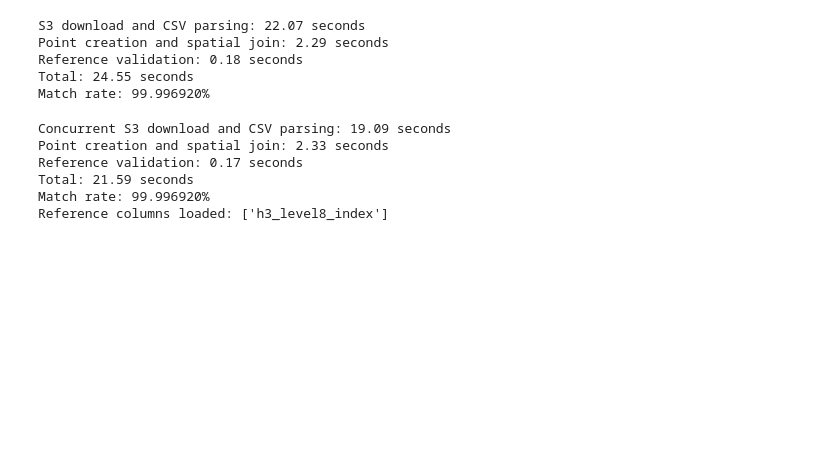
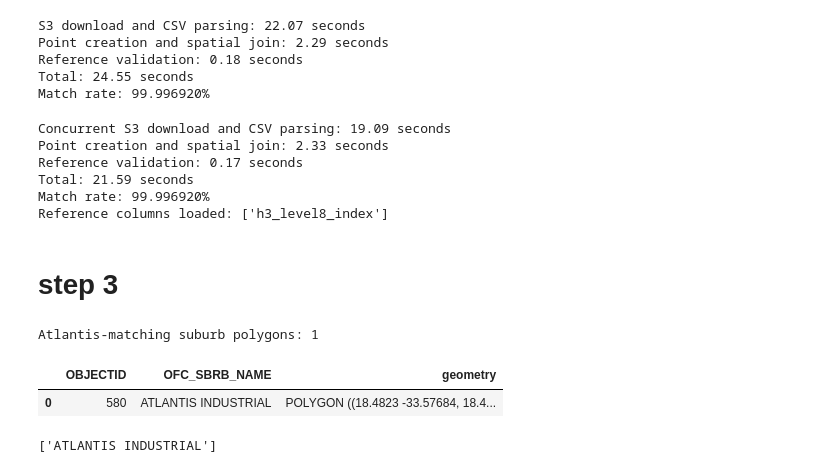
Before and after one commit to cpjeffery-cell/ds_code_challenge, a Jupyter notebook: scripts/working_notebook.ipynb, the cells around one changed output. Saved outputs shown, nothing was run; the diff lists cells and outputs as text; code cells hidden in the pictures; blank space fills up the shorter version.

```diff
--- a/scripts/working_notebook.ipynb
+++ b/scripts/working_notebook.ipynb
@@ -974,3 +983,48 @@ Reference validation: 0.17 seconds
 Total: 21.59 seconds
 Match rate: 99.996920%
 Reference columns loaded: ['h3_level8_index']
+# %% [markdown]
+# step 3
+# %%
+from urllib.parse import urlencode
+
+import geopandas as gpd
+
+
+OFFICIAL_SUBURBS_LAYER_URL = (
+    "https://citymaps.capetown.gov.za/agsext/rest/services/"
+    "Theme_Based/ODP_SPLIT_5/FeatureServer/3"
+)
+
+query_parameters = urlencode(
+    {
+        "where": "OFC_SBRB_NAME LIKE '%ATLANTIS%'",
+        "outFields": "OBJECTID,OFC_SBRB_NAME",
+        "returnGeometry": "true",
+        "f": "geojson",
+    }
+)
+
+atlantis_suburbs_gdf = gpd.read_file(
+    f"{OFFICIAL_SUBURBS_LAYER_URL}/query?{query_parameters}"
+)
+
+if atlantis_suburbs_gdf.empty:
+    raise ValueError(
+        "The official suburb layer returned no suburbs matching 'ATLANTIS'."
+    )
+
+print(f"Atlantis-matching suburb polygons: {len(atlantis_suburbs_gdf)}")
+
+display(
+    atlantis_suburbs_gdf[
+        ["OBJECTID", "OFC_SBRB_NAME", "geometry"]
+    ]
+)
+
+print(atlantis_suburbs_gdf["OFC_SBRB_NAME"].tolist())
+# %% [output]
+Atlantis-matching suburb polygons: 1
+|  | OBJECTID | OFC_SBRB_NAME | geometry |
+| 0 | 580 | ATLANTIS INDUSTRIAL | POLYGON ((18.4823 -33.57684, 18.4... |
+['ATLANTIS INDUSTRIAL']
```
Also changed, not shown: parts of 6 cells of this notebook, 14 other files.
